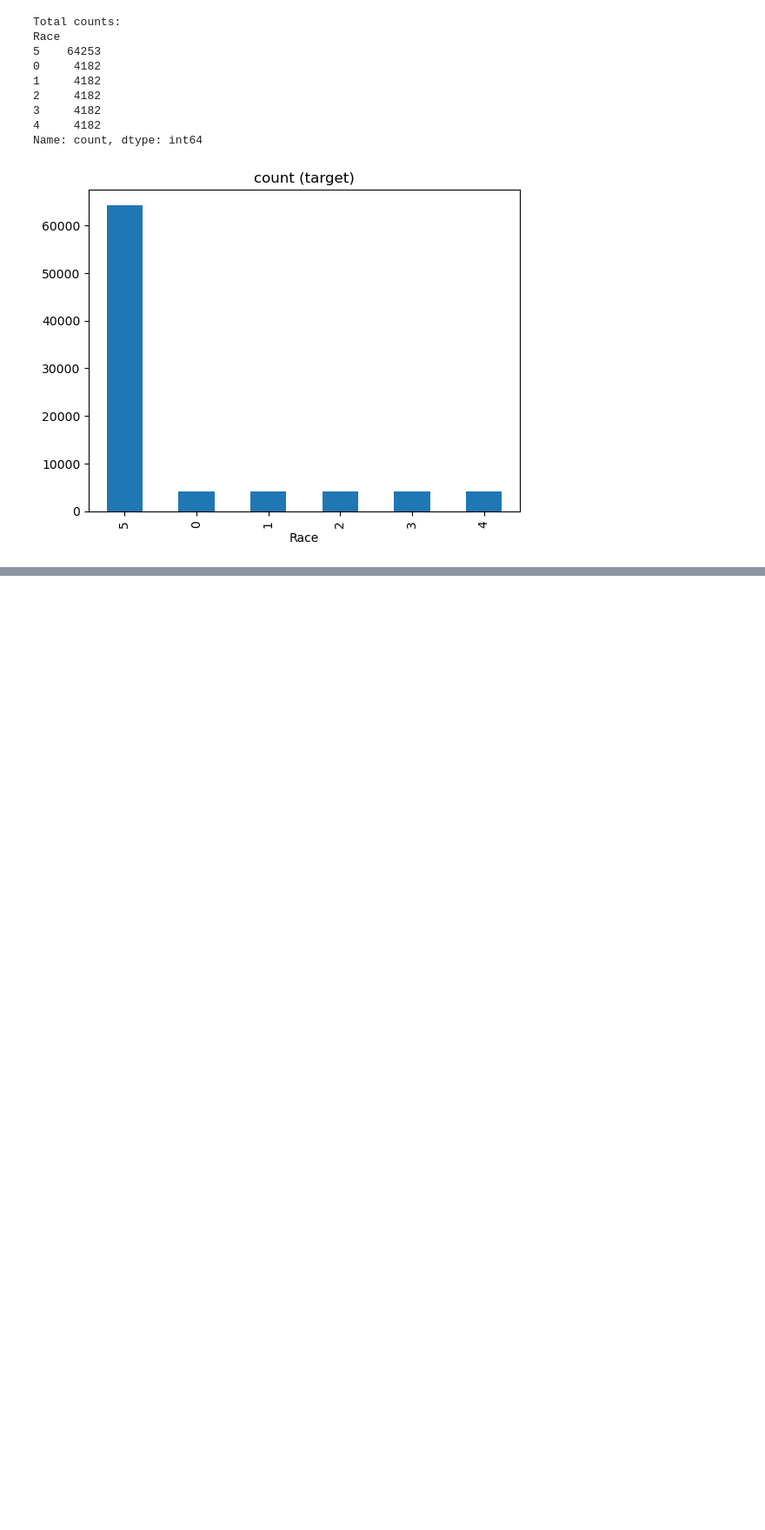
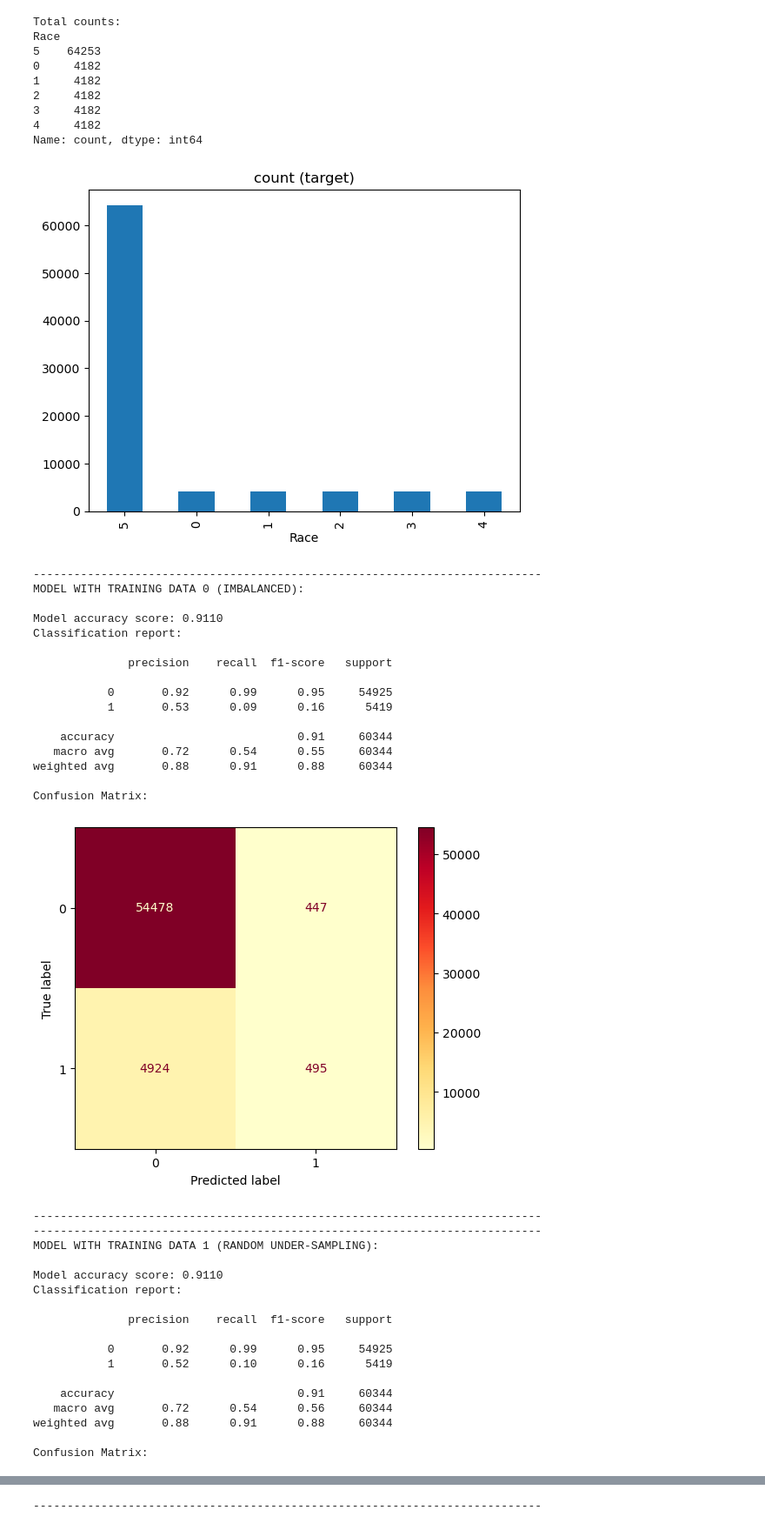
Before and after one commit to asmikumar/aidms, a Jupyter notebook: tests.ipynb, the cells around one changed output, grey strips where cells are left out. Shown: that part at 87% size. Drawn from its saved outputs; the diff is of its cells as text; code cells hidden in the pictures; blank space fills up the shorter version.

Commit message:
undersampling value

```diff
--- a/tests.ipynb
+++ b/tests.ipynb
@@ -418,3 +418,73 @@ Race
 4     4182
 Name: count, dtype: int64
 [figure]
+# %%
+X_test = testing_data.drop(['HeartDisease'], axis=1)
+y_test = testing_data['HeartDisease']
+
+X_train = training_data.drop(['HeartDisease'], axis=1)
+y_train = training_data['HeartDisease']
+
+X_train1 = training_data_1.drop(['HeartDisease'], axis=1)
+y_train1 = training_data_1['HeartDisease']
+
+X_train_list = [X_train, X_train1]
+y_train_list = [y_train, y_train1]
+
+data_desc = ['Imbalanced', 'Random Under-sampling']
+# %%
+from sklearn.linear_model import LogisticRegression
+from sklearn.metrics import ConfusionMatrixDisplay, classification_report, accuracy_score
+
+
+for i in range(len(X_train_list)):
+    print("---------------------------------------------------------------------------")
+    print(f"Model with training data {i} ({data_desc[i]}):\n".upper())
+
+    # making model for logistic regression
+    clf_LR= LogisticRegression(random_state=0).fit(X_train_list[i], y_train_list[i])
+    pred = clf_LR.predict(X_test)
+
+    print('Model accuracy score: {0:0.4f}'. format(accuracy_score(y_test, pred)))
+    print("Classification report:\n")
+    print(classification_report(y_test,pred))
+
+    print("Confusion Matrix:")
+    ConfusionMatrixDisplay.from_predictions(y_test, pred, cmap='YlOrRd')
+    plt.show()
+    print("---------------------------------------------------------------------------")
+# %% [output]
+---------------------------------------------------------------------------
+MODEL WITH TRAINING DATA 0 (IMBALANCED):
+
+Model accuracy score: 0.9110
+Classification report:
+
+              precision    recall  f1-score   support
+
+           0       0.92      0.99      0.95     54925
+           1       0.53      0.09      0.16      5419
+
+    accuracy                           0.91     60344
+   macro avg       0.72      0.54      0.55     60344
+weighted avg       0.88      0.91      0.88     60344
+
+Confusion Matrix:
+[figure, added]
+---------------------------------------------------------------------------
+---------------------------------------------------------------------------
+MODEL WITH TRAINING DATA 1 (RANDOM UNDER-SAMPLING):
+
+Model accuracy score: 0.9110
+Classification report:
+
+              precision    recall  f1-score   support
+
+           0       0.92      0.99      0.95     54925
+           1       0.52      0.10      0.16      5419
+
+    accuracy                           0.91     60344
+   macro avg       0.72      0.54      0.56     60344
+weighted avg       0.88      0.91      0.88     60344
+
+Confusion Matrix:
@@ -420,0 +492 @@ Name: count, dtype: int64
+---------------------------------------------------------------------------
```
Also changed, not shown: parts of 1 cell of this notebook.
